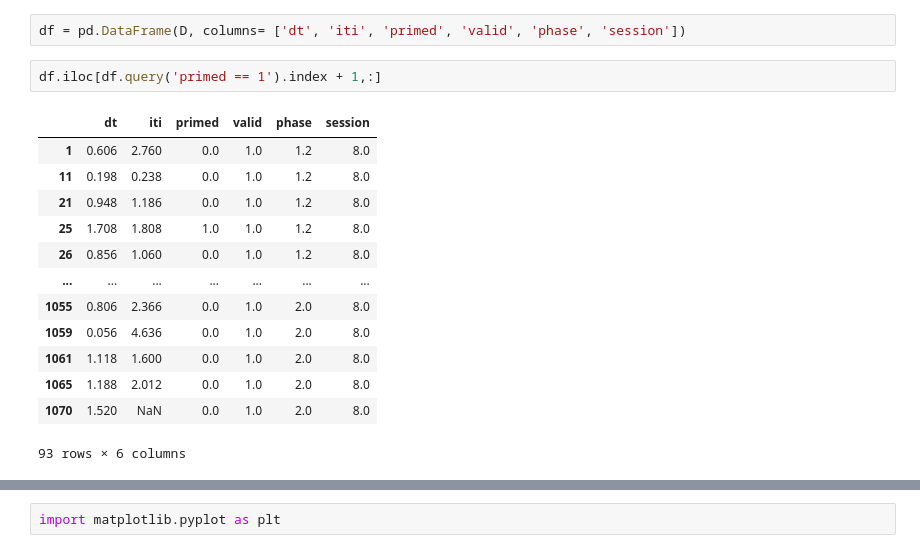
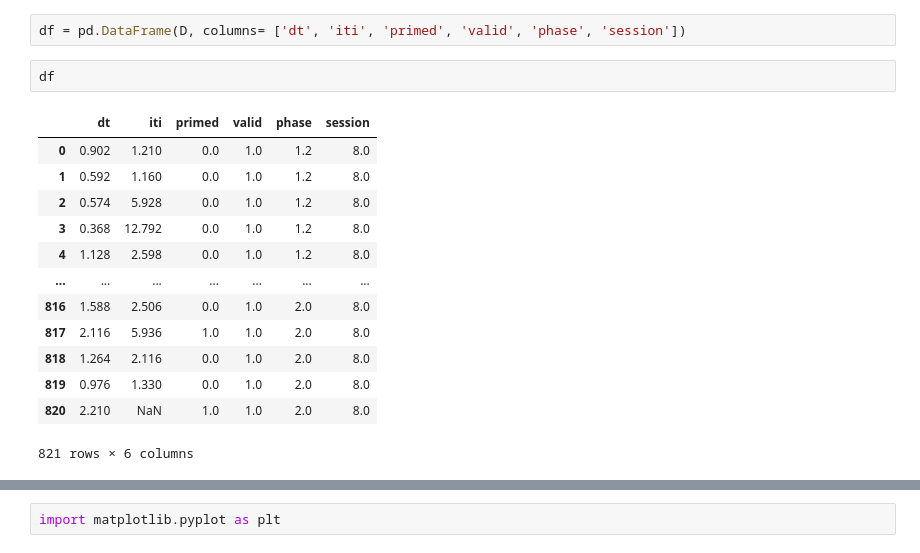
Before and after one commit to marceloreyes/drrd, a Jupyter notebook: python/testDrrd.ipynb, the cells around one changed output, grey strips where cells are left out. Drawn from its saved outputs; the diff is of its cells as text.

```diff
--- a/python/testDrrd.ipynb
+++ b/python/testDrrd.ipynb
@@ -78,20 +78,20 @@ Rat81  Trials:1071  Reinforced:93  Non-Reinforced:978  Invalid:0
 import pandas as pd
 # %%
 df = pd.DataFrame(D, columns= ['dt', 'iti', 'primed', 'valid', 'phase', 'session'])
-# %%
-df.iloc[df.query('primed == 1').index + 1,:]
-# %% [output]
-|  | dt | iti | primed | valid | phase | session |
-| 1 | 0.606 | 2.760 | 0.0 | 1.0 | 1.2 | 8.0 |
-| 11 | 0.198 | 0.238 | 0.0 | 1.0 | 1.2 | 8.0 |
-| 21 | 0.948 | 1.186 | 0.0 | 1.0 | 1.2 | 8.0 |
-| 25 | 1.708 | 1.808 | 1.0 | 1.0 | 1.2 | 8.0 |
-| 26 | 0.856 | 1.060 | 0.0 | 1.0 | 1.2 | 8.0 |
-| ... | ... | ... | ... | ... | ... | ... |
-| 1055 | 0.806 | 2.366 | 0.0 | 1.0 | 2.0 | 8.0 |
-| 1059 | 0.056 | 4.636 | 0.0 | 1.0 | 2.0 | 8.0 |
-| 1061 | 1.118 | 1.600 | 0.0 | 1.0 | 2.0 | 8.0 |
-| 1065 | 1.188 | 2.012 | 0.0 | 1.0 | 2.0 | 8.0 |
-| 1070 | 1.520 | NaN | 0.0 | 1.0 | 2.0 | 8.0 |
-93 rows × 6 columns
+# %%
+df
+# %% [output]
+|  | dt | iti | primed | valid | phase | session |
+| 0 | 0.902 | 1.210 | 0.0 | 1.0 | 1.2 | 8.0 |
+| 1 | 0.592 | 1.160 | 0.0 | 1.0 | 1.2 | 8.0 |
+| 2 | 0.574 | 5.928 | 0.0 | 1.0 | 1.2 | 8.0 |
+| 3 | 0.368 | 12.792 | 0.0 | 1.0 | 1.2 | 8.0 |
+| 4 | 1.128 | 2.598 | 0.0 | 1.0 | 1.2 | 8.0 |
+| ... | ... | ... | ... | ... | ... | ... |
+| 816 | 1.588 | 2.506 | 0.0 | 1.0 | 2.0 | 8.0 |
+| 817 | 2.116 | 5.936 | 1.0 | 1.0 | 2.0 | 8.0 |
+| 818 | 1.264 | 2.116 | 0.0 | 1.0 | 2.0 | 8.0 |
+| 819 | 0.976 | 1.330 | 0.0 | 1.0 | 2.0 | 8.0 |
+| 820 | 2.210 | NaN | 1.0 | 1.0 | 2.0 | 8.0 |
+821 rows × 6 columns
 # %%
```
Also changed, not shown: parts of 40 cells of this notebook.
